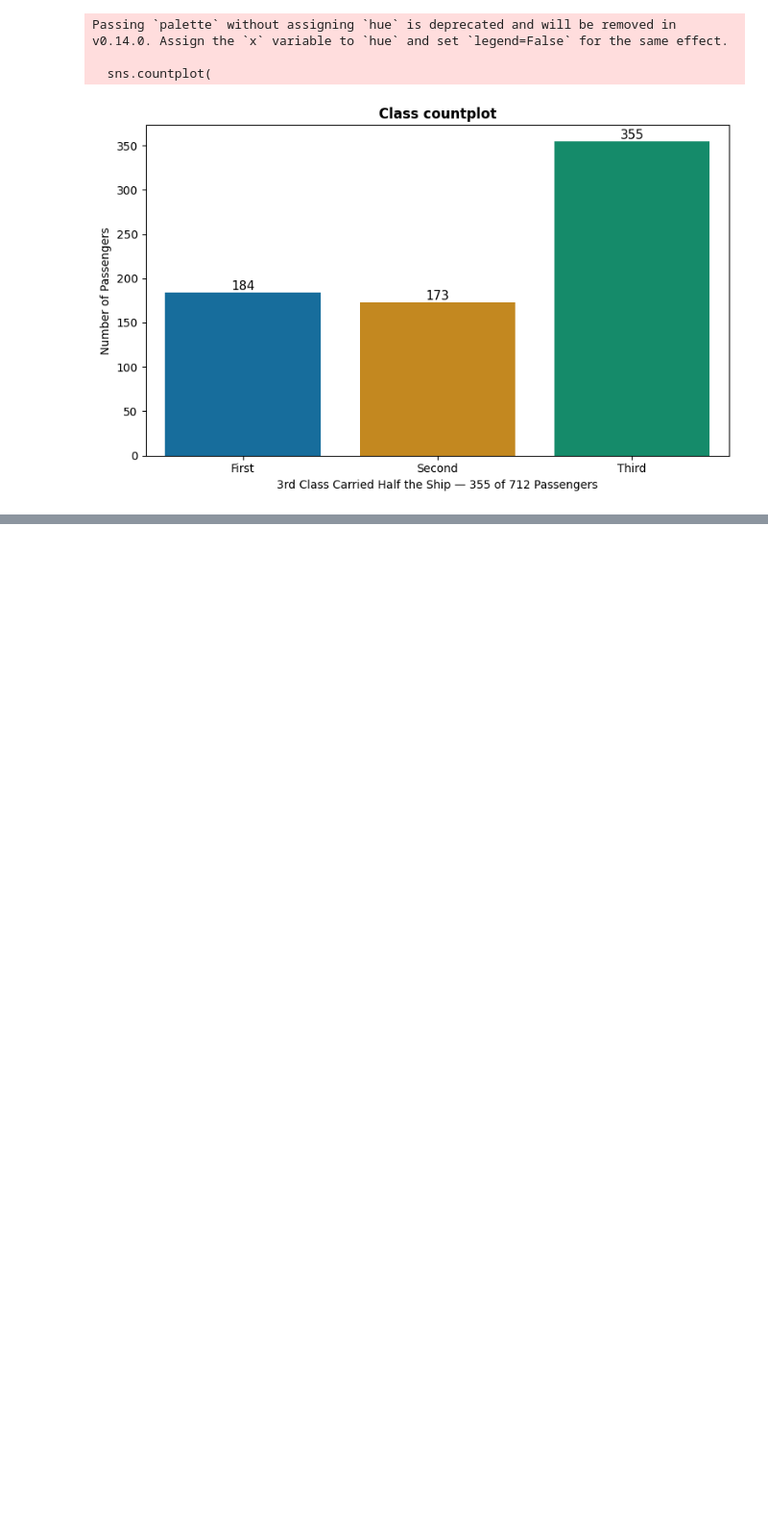
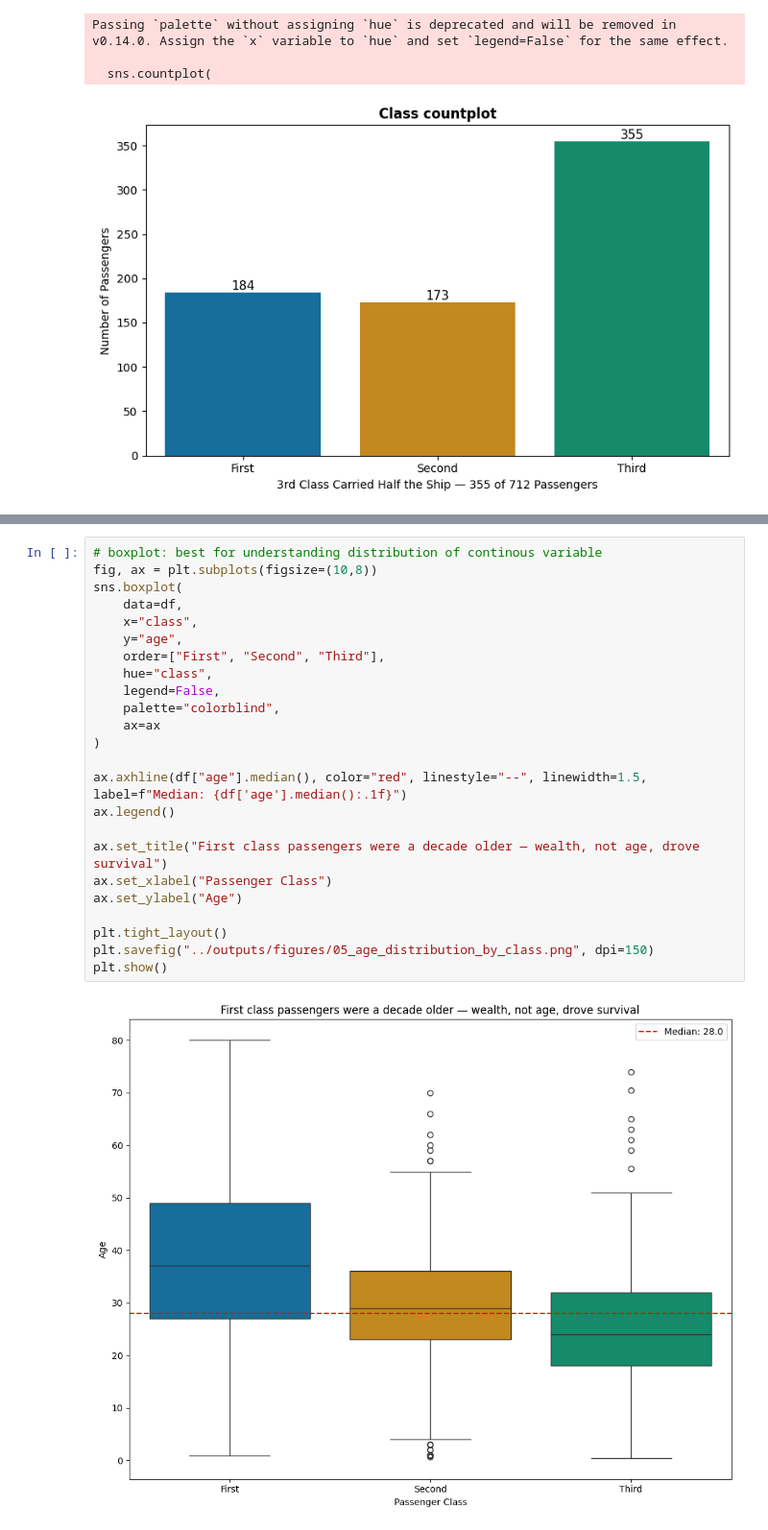
Before and after one commit to Manglam11/data_science_course, a Jupyter notebook: 07_Data_Visualization/notebooks/my_notebook.ipynb, the cells around one changed output, grey strips where cells are left out. Shown at 96% size. Saved outputs shown, nothing was run; the diff lists cells and outputs as text; blank space fills up the shorter version.

```diff
--- a/07_Data_Visualization/notebooks/my_notebook.ipynb
+++ b/07_Data_Visualization/notebooks/my_notebook.ipynb
@@ -273,0 +311,26 @@ Passing `palette` without assigning `hue` is deprecated and will be removed in v
+# %%
+# boxplot: best for understanding distribution of continous variable
+fig, ax = plt.subplots(figsize=(10,8))
+sns.boxplot(
+    data=df,
+    x="class",
+    y="age",
+    order=["First", "Second", "Third"],
+    hue="class",
+    legend=False,
+    palette="colorblind",
+    ax=ax
+)
+
+ax.axhline(df["age"].median(), color="red", linestyle="--", linewidth=1.5, label=f"Median: {df['age'].median():.1f}")
+ax.legend()
+
+ax.set_title("First class passengers were a decade older — wealth, not age, drove survival")
+ax.set_xlabel("Passenger Class")
+ax.set_ylabel("Age")
+
+plt.tight_layout()
+plt.savefig("../outputs/figures/05_age_distribution_by_class.png", dpi=150)
+plt.show()
+# %% [output]
+[figure, added]
```
Also changed, not shown: parts of 7 cells of this notebook.
